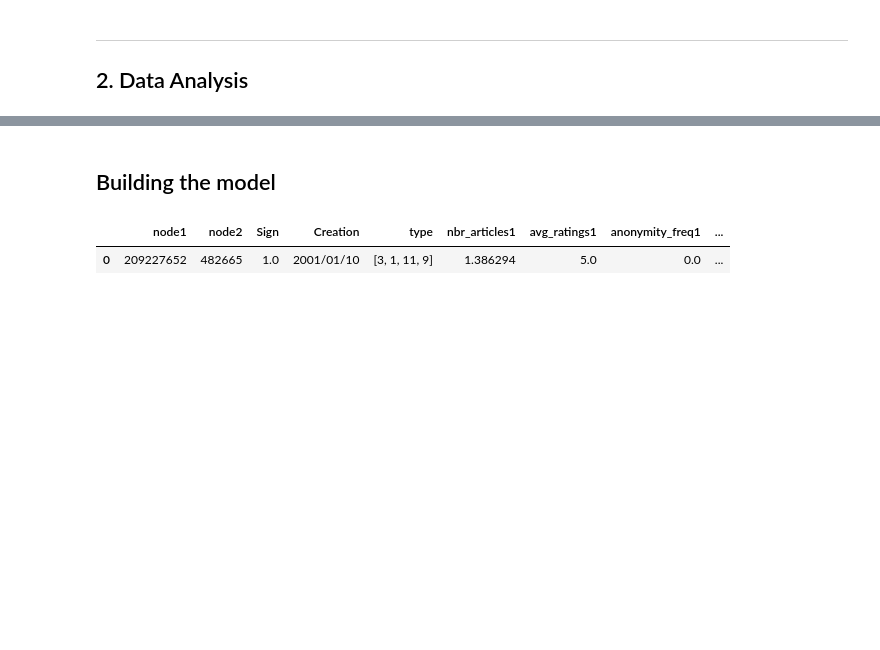
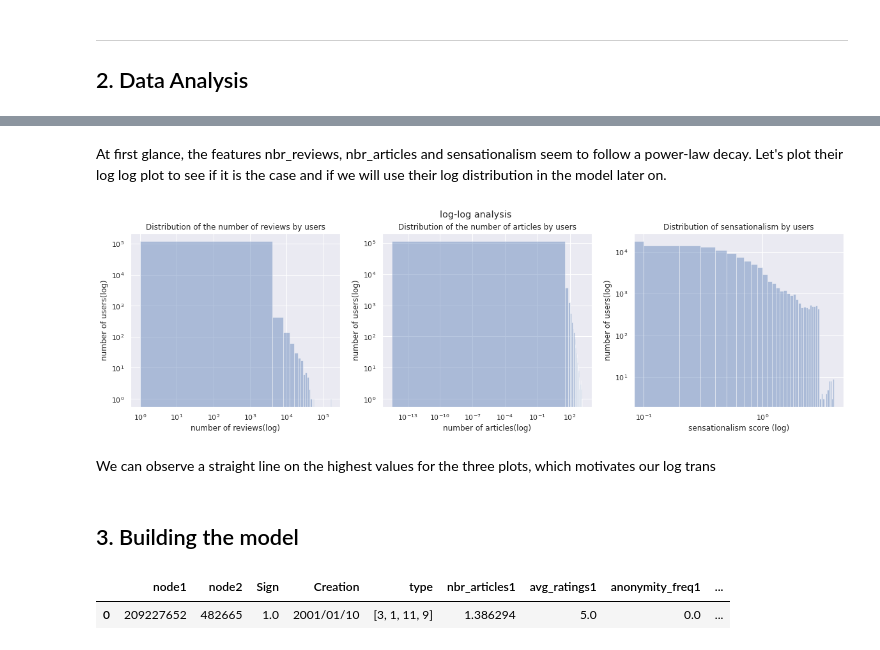
Before and after one commit to epfl-ada/ada-2020-project-milestone-p3-p3_adagio, a Jupyter notebook: milestoneP4.ipynb, the cells around one changed output, grey strips where cells are left out. Cells and saved outputs as stored; diff of their text form; code cells hidden in the pictures; blank space fills up the shorter version.

```diff
--- a/milestoneP4.ipynb
+++ b/milestoneP4.ipynb
@@ -339,5 +382,37 @@ plt.show()
+# %% [markdown]
+At first glance, the features nbr_reviews, nbr_articles and sensationalism seem to follow a power-law decay. Let's plot their log log plot to see if it is the case and if we will use their log distribution in the model later on.
+# %%
+# verify if nbr_reviews and nbr_articles are showing power law distribution
+fig = plt.figure(figsize=(20, 5))
+
+# number of reviews
+ax1 =  plt.subplot(131)
+ax1 = sns.distplot(members['nbr_reviews'], bins=40, kde=False);
+ax1.set_yscale('log')
+ax1.set_xscale('log')
+ax1.set(title='Distribution of the number of reviews by users', xlabel='number of reviews(log)', ylabel='number of users(log)')
+
+# number of articles
+ax2 =  plt.subplot(132)
+ax2 = sns.distplot(members['nbr_articles'], bins=40, kde=False);
+ax2.set_yscale('log')
+ax2.set_xscale('log')
+ax2.set(title='Distribution of the number of articles by users', xlabel='number of articles(log)', ylabel='number of users(log)')
+
+# sensationalism
+ax2 =  plt.subplot(133)
+ax2 = sns.distplot(members['sensationalism'], bins=40, kde=False);
+ax2.set_yscale('log')
+ax2.set_xscale('log')
+ax2.set(title='Distribution of sensationalism by users', xlabel='sensationalism score (log)', ylabel='number of users(log)')
+fig.suptitle('log-log analysis')
+plt.show()
+# %% [output]
+[figure, added]
+# %% [markdown]
+We can observe a straight line on the highest values for the three plots, which motivates our log trans
 # %% [markdown]
-## Building the model
+## 3. Building the model
 # %%
 from statsmodels.stats import diagnostic
 import statsmodels.formula.api as smf
```
Also changed, not shown: parts of 17 cells of this notebook.
